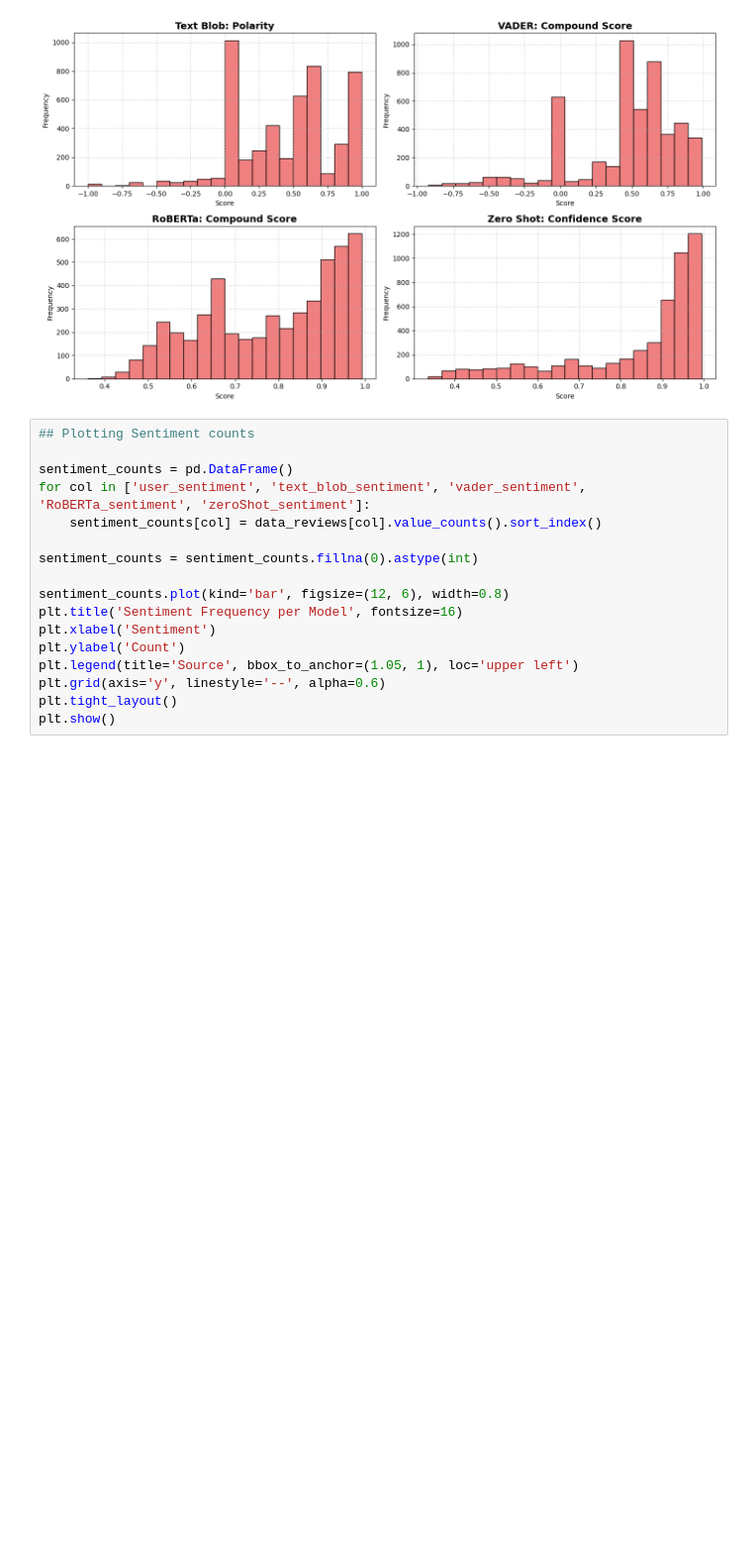
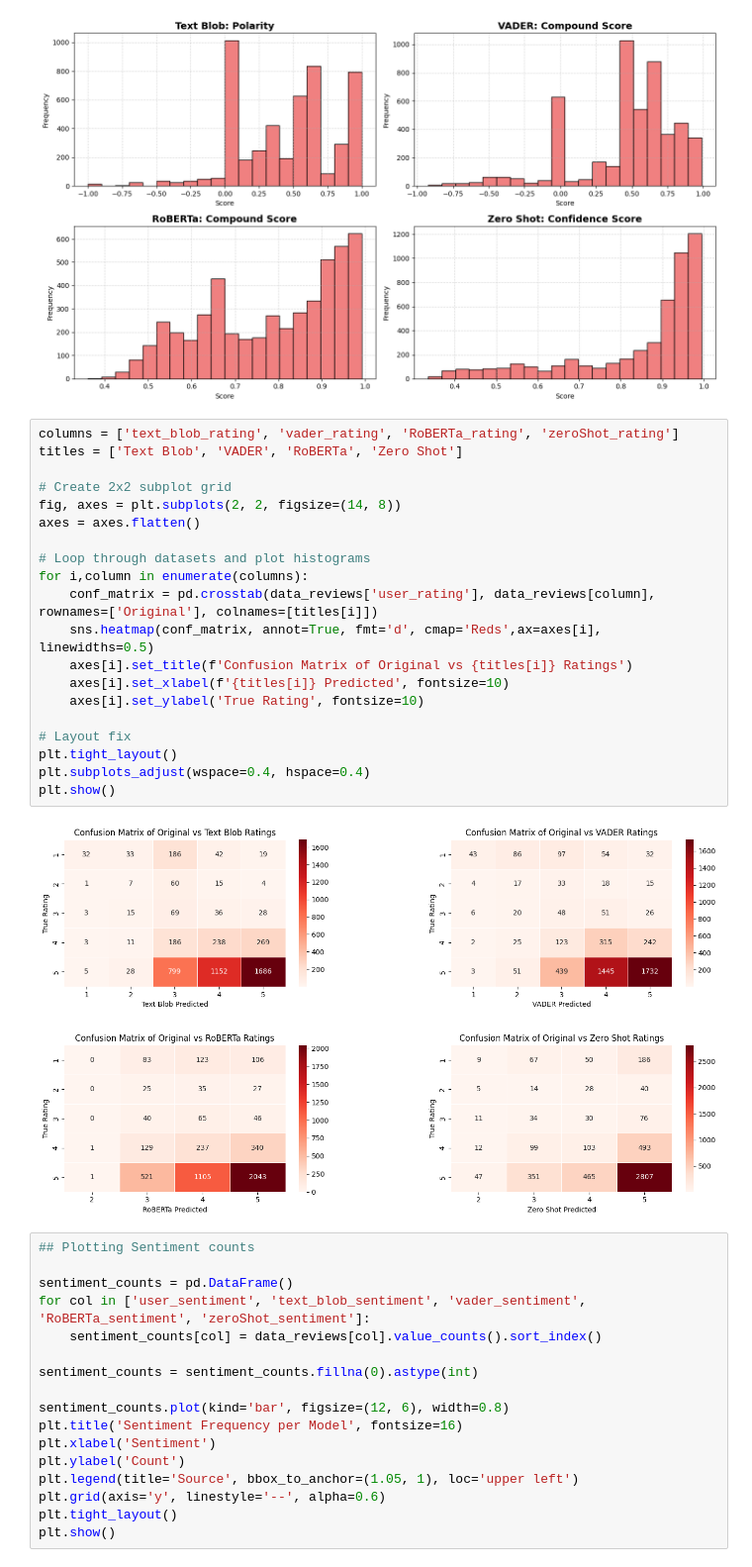
Before and after one commit to yashjadwani/Sentimental-Analysis, a Jupyter notebook: Iphone Reviews Analysis.ipynb, the cells around one changed output. Shown at 99% size. Cells and saved outputs as stored; diff of their text form; blank space fills up the shorter version.

Commit message:
Added heatmaps

```diff
--- a/Iphone Reviews Analysis.ipynb
+++ b/Iphone Reviews Analysis.ipynb
@@ -403,6 +403,28 @@ plt.tight_layout()
 plt.show()
 # %% [output]
 [figure]
+# %%
+columns = ['text_blob_rating', 'vader_rating', 'RoBERTa_rating', 'zeroShot_rating']
+titles = ['Text Blob', 'VADER', 'RoBERTa', 'Zero Shot']
+
+# Create 2x2 subplot grid
+fig, axes = plt.subplots(2, 2, figsize=(14, 8))
+axes = axes.flatten()
+
+# Loop through datasets and plot histograms
+for i,column in enumerate(columns):
+    conf_matrix = pd.crosstab(data_reviews['user_rating'], data_reviews[column], rownames=['Original'], colnames=[titles[i]])
+    sns.heatmap(conf_matrix, annot=True, fmt='d', cmap='Reds',ax=axes[i], linewidths=0.5)
+    axes[i].set_title(f'Confusion Matrix of Original vs {titles[i]} Ratings')
+    axes[i].set_xlabel(f'{titles[i]} Predicted', fontsize=10)
+    axes[i].set_ylabel('True Rating', fontsize=10)
+
+# Layout fix
+plt.tight_layout()
+plt.subplots_adjust(wspace=0.4, hspace=0.4)
+plt.show()
+# %% [output]
+[figure, added]
 # %%
 ## Plotting Sentiment counts
 
```
